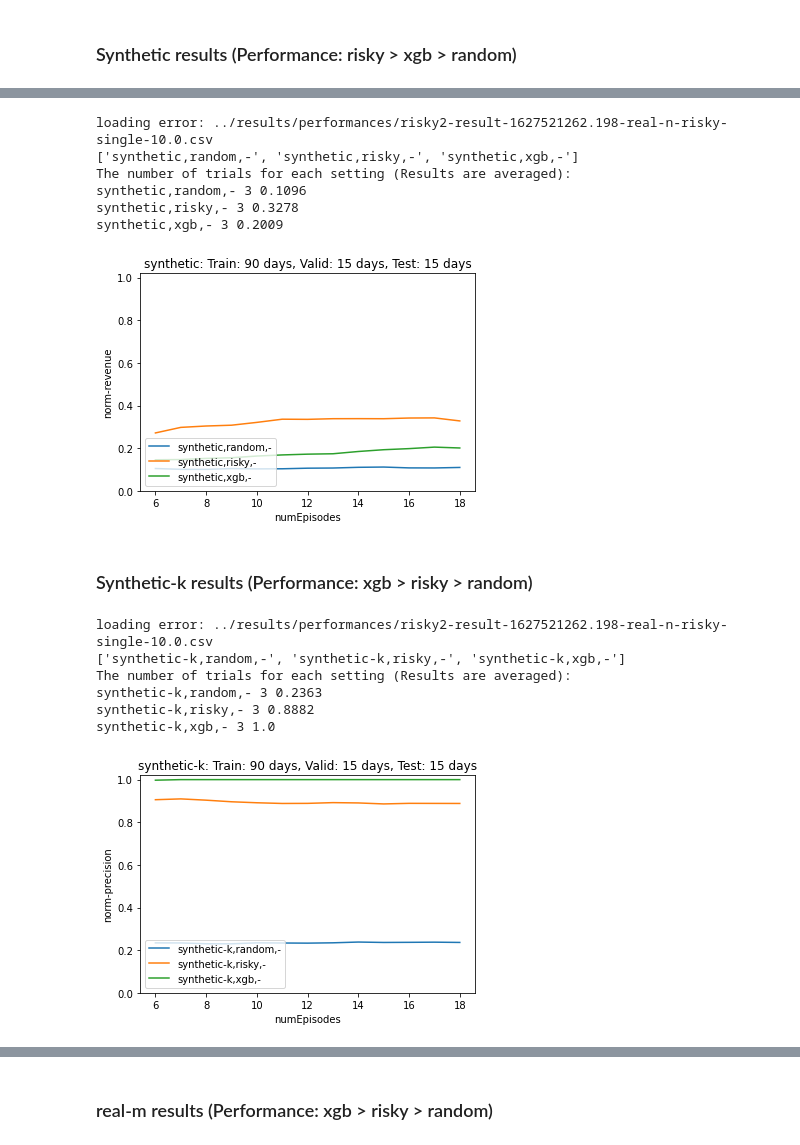
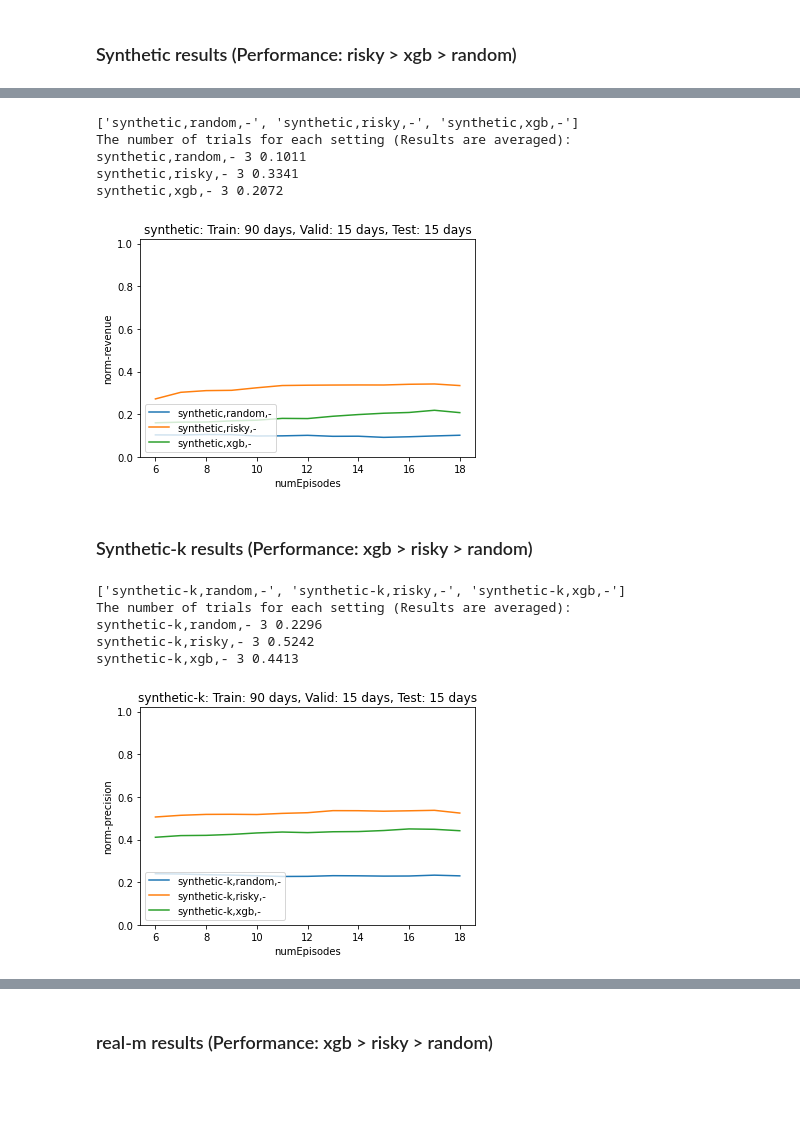
Before and after one commit to Seondong/Customs-Fraud-Detection, a Jupyter notebook: analysis/analysis-risky.ipynb, the cells around one changed output, grey strips where cells are left out. Cells and saved outputs as stored; diff of their text form; code cells hidden in the pictures; blank space fills up the shorter version.

```diff
--- a/analysis/analysis-risky.ipynb
+++ b/analysis/analysis-risky.ipynb
@@ -92,4 +92,6 @@ def draw(prefix, metric, dataset):
     plt.close()
 # %% [markdown]
 ### Synthetic results (Performance: risky > xgb > random)
+# %%
+prefix = 'risky3'
 # %%
@@ -115,23 +115,21 @@ synthetic,xgb,- 3 0.1899
 # %%
-draw(prefix='risky2', metric='norm-revenue', dataset='synthetic')
+draw(prefix=prefix, metric='norm-revenue', dataset='synthetic')
 # %% [output]
-loading error: ../results/performances/risky2-result-1627521262.198-real-n-risky-single-10.0.csv
 ['synthetic,random,-', 'synthetic,risky,-', 'synthetic,xgb,-']
 The number of trials for each setting (Results are averaged):
-synthetic,random,- 3 0.1096
-synthetic,risky,- 3 0.3278
-synthetic,xgb,- 3 0.2009
+synthetic,random,- 3 0.1011
+synthetic,risky,- 3 0.3341
+synthetic,xgb,- 3 0.2072
-[figure, old version]
+[figure, new version]
 # %% [markdown]
 ### Synthetic-k results (Performance: xgb > risky > random)
 # %%
-draw(prefix='risky2', metric='norm-precision', dataset='synthetic-k')
+draw(prefix=prefix, metric='norm-precision', dataset='synthetic-k')
 # %% [output]
-loading error: ../results/performances/risky2-result-1627521262.198-real-n-risky-single-10.0.csv
 ['synthetic-k,random,-', 'synthetic-k,risky,-', 'synthetic-k,xgb,-']
 The number of trials for each setting (Results are averaged):
-synthetic-k,random,- 3 0.2363
-synthetic-k,risky,- 3 0.8882
-synthetic-k,xgb,- 3 1.0
+synthetic-k,random,- 3 0.2296
+synthetic-k,risky,- 3 0.5242
+synthetic-k,xgb,- 3 0.4413
-[figure, old version]
+[figure, new version]
 # %%
```
Also changed, not shown: parts of 17 cells of this notebook, 30 other files.
